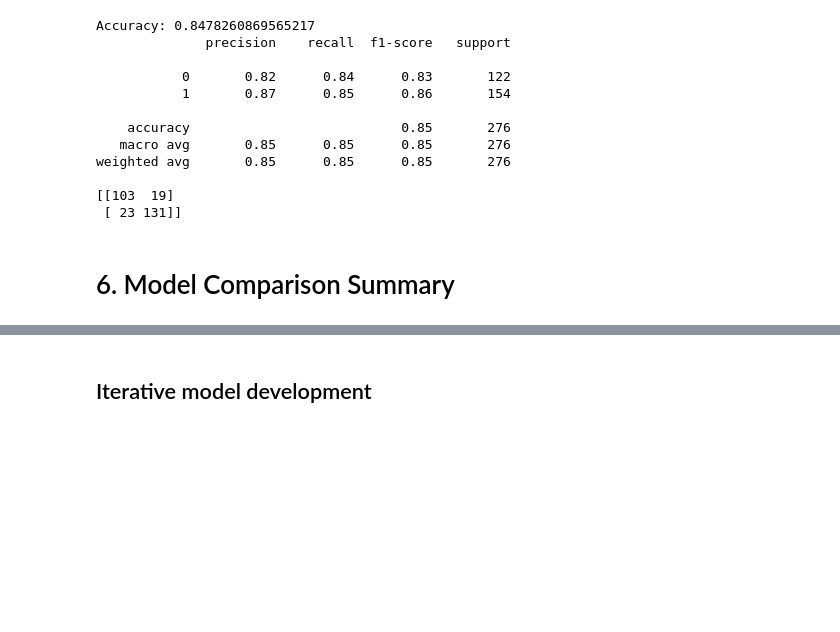
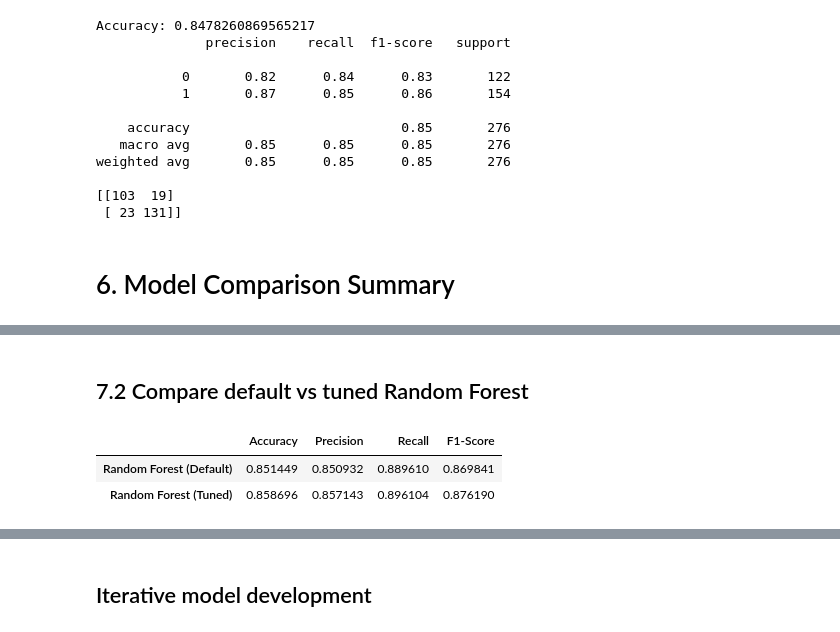
Before and after one commit to MinHeinKhant-2196/mldp_project, a Jupyter notebook: MLDP Program Codes Submission Template.ipynb, the cells around one changed output, grey strips where cells are left out. Saved outputs shown, nothing was run; the diff lists cells and outputs as text; code cells hidden in the pictures; blank space fills up the shorter version.

```diff
--- a/MLDP Program Codes Submission Template.ipynb
+++ b/MLDP Program Codes Submission Template.ipynb
@@ -784,0 +868,23 @@ comparison
+# %% [markdown]
+## 7.2 Compare default vs tuned Random Forest
+# %%
+rf_comparison = pd.DataFrame({
+    "Random Forest (Default)": {
+        "Accuracy": accuracy_score(y_test, y_pred_rf),
+        "Precision": precision_score(y_test, y_pred_rf),
+        "Recall": recall_score(y_test, y_pred_rf),
+        "F1-Score": f1_score(y_test, y_pred_rf),
+    },
+    "Random Forest (Tuned)": {
+        "Accuracy": accuracy_score(y_test, y_pred_rf_tuned),
+        "Precision": precision_score(y_test, y_pred_rf_tuned),
+        "Recall": recall_score(y_test, y_pred_rf_tuned),
+        "F1-Score": f1_score(y_test, y_pred_rf_tuned),
+    },
+}).T
+
+rf_comparison
+# %% [output]
+|  | Accuracy | Precision | Recall | F1-Score |
+| Random Forest (Default) | 0.851449 | 0.850932 | 0.889610 | 0.869841 |
+| Random Forest (Tuned) | 0.858696 | 0.857143 | 0.896104 | 0.876190 |
```
Also changed, not shown: parts of 26 cells of this notebook.
